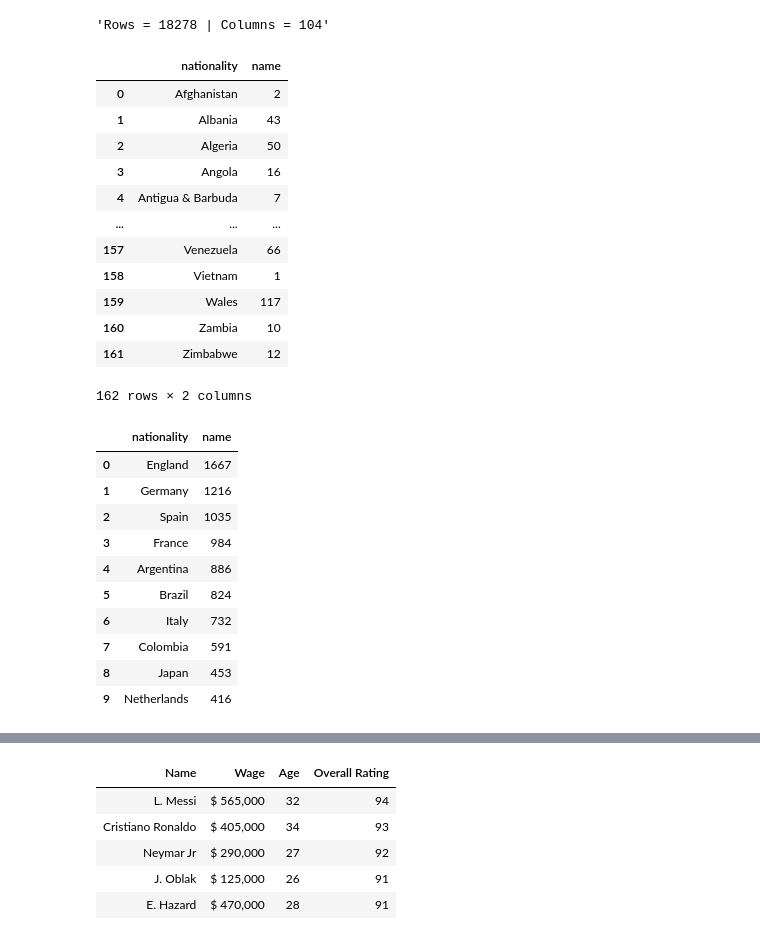
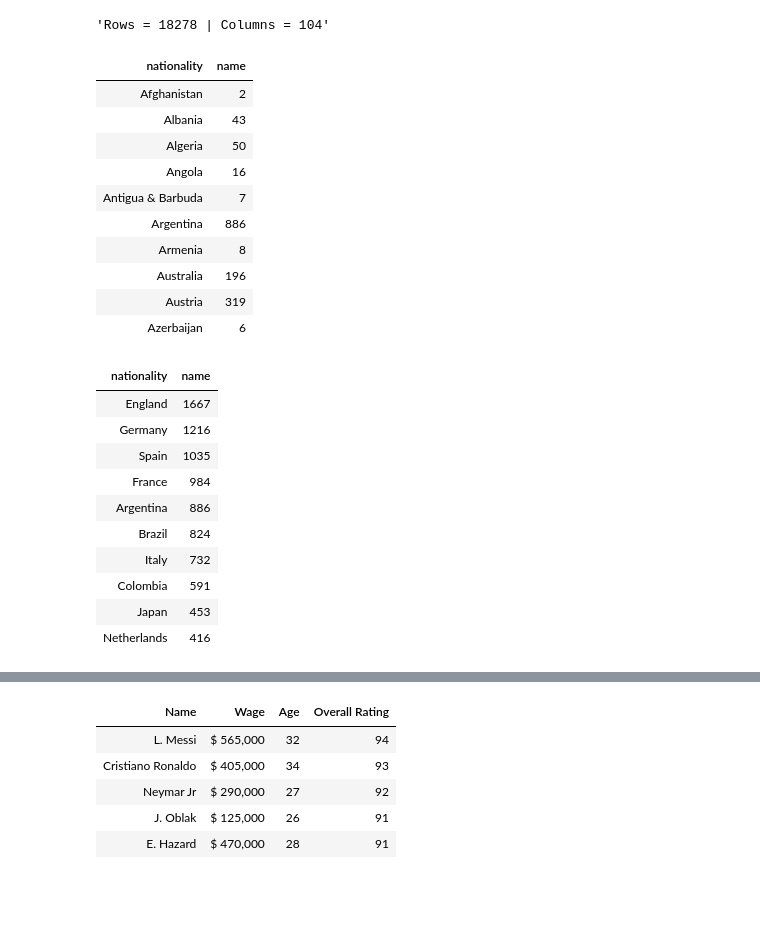
Before and after one commit to blwishom/JUMPlus, a Jupyter notebook: fifa_data_analysis/fifa_nb.ipynb, the cells around one changed output, grey strips where cells are left out. Drawn from its saved outputs; the diff is of its cells as text; code cells hidden in the pictures; blank space fills up the shorter version.

```diff
--- a/fifa_data_analysis/fifa_nb.ipynb
+++ b/fifa_data_analysis/fifa_nb.ipynb
@@ -49,36 +49,34 @@ f'Rows = {rows} | Columns = {columns}'
 # %%
 country_count = df['long_name'].groupby(df['nationality'], group_keys=False).count()
 country_count = country_count.rename('name').to_frame()
-pd.DataFrame(country_count).reset_index()
+pd.DataFrame(country_count).head(10).reset_index().style.hide().set_table_styles([{'selector': 'tr:hover', 'props': [('background-color', 'green')]}])
 # %% [output]
-|  | nationality | name |
-| 0 | Afghanistan | 2 |
-| 1 | Albania | 43 |
-| 2 | Algeria | 50 |
-| 3 | Angola | 16 |
-| 4 | Antigua & Barbuda | 7 |
-| ... | ... | ... |
-| 157 | Venezuela | 66 |
-| 158 | Vietnam | 1 |
-| 159 | Wales | 117 |
-| 160 | Zambia | 10 |
-| 161 | Zimbabwe | 12 |
+| nationality | name |
+| Afghanistan | 2 |
+| Albania | 43 |
+| Algeria | 50 |
+| Angola | 16 |
+| Antigua & Barbuda | 7 |
+| Argentina | 886 |
+| Armenia | 8 |
+| Australia | 196 |
+| Austria | 319 |
+| Azerbaijan | 6 |
-162 rows × 2 columns
 # %%
 top_10_countries = country_count.sort_values(by='name', ascending=False)[:10]
-top_10_countries.reset_index()
+top_10_countries.reset_index().style.hide().set_table_styles([{'selector': 'tr:hover', 'props': [('background-color', 'green')]}])
 # %% [output]
-|  | nationality | name |
-| 0 | England | 1667 |
-| 1 | Germany | 1216 |
-| 2 | Spain | 1035 |
-| 3 | France | 984 |
-| 4 | Argentina | 886 |
-| 5 | Brazil | 824 |
-| 6 | Italy | 732 |
-| 7 | Colombia | 591 |
-| 8 | Japan | 453 |
-| 9 | Netherlands | 416 |
+| nationality | name |
+| England | 1667 |
+| Germany | 1216 |
+| Spain | 1035 |
+| France | 984 |
+| Argentina | 886 |
+| Brazil | 824 |
+| Italy | 732 |
+| Colombia | 591 |
+| Japan | 453 |
+| Netherlands | 416 |
 # %%
 fig = px.bar(top_10_countries, color_discrete_sequence=['limegreen'], labels={'nationality': "Country", 'value': 'Player Count', 'variable':'Variable'}, title='Top 10 Countries x Amount of Players')
 fig.update_layout(showlegend=False)
```
Also changed, not shown: parts of 14 cells of this notebook.
